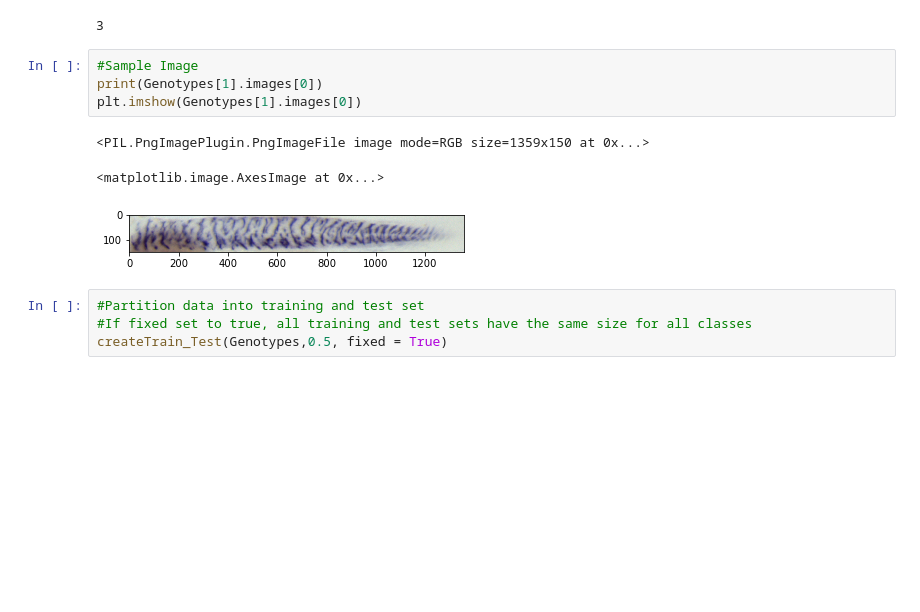
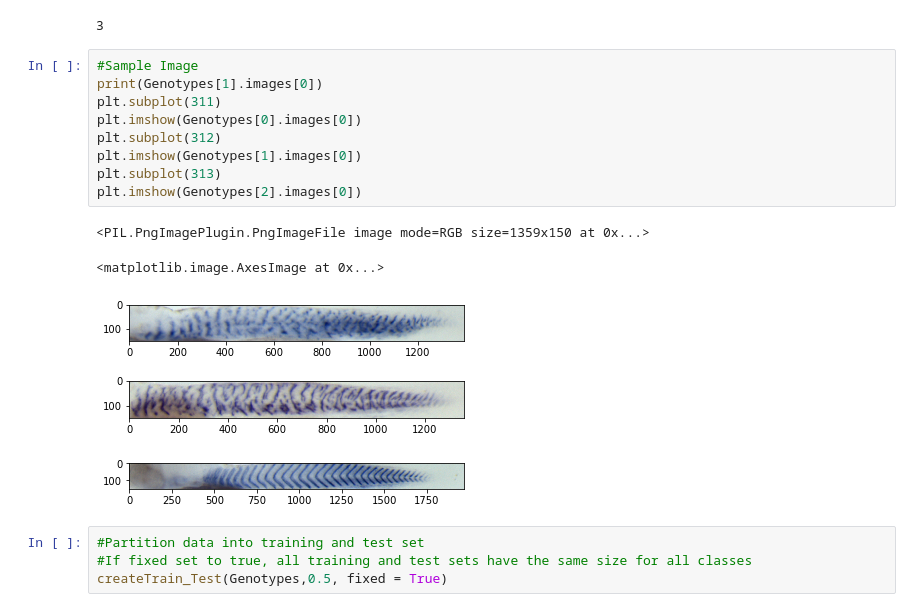
Before and after one commit to Kac1509/ZebrafishClassifier, a Jupyter notebook: Classifier.ipynb, the cells around one changed output. Saved outputs shown, nothing was run; the diff lists cells and outputs as text; blank space fills up the shorter version.

```diff
--- a/Classifier.ipynb
+++ b/Classifier.ipynb
@@ -84,11 +87,16 @@ createDirectories(num_classes,Extracted_path,Partitioned_path,Genotypes)
 # %%
 #Sample Image
 print(Genotypes[1].images[0])
+plt.subplot(311)
+plt.imshow(Genotypes[0].images[0])
+plt.subplot(312)
 plt.imshow(Genotypes[1].images[0])
+plt.subplot(313)
+plt.imshow(Genotypes[2].images[0])
 # %% [output]
 <PIL.PngImagePlugin.PngImageFile image mode=RGB size=1359x150 at 0x...>
 <matplotlib.image.AxesImage at 0x...>
-[figure, old version]
+[figure, new version]
 # %%
 #Partition data into training and test set
 #If fixed set to true, all training and test sets have the same size for all classes
```
Also changed, not shown: parts of 9 cells of this notebook, 1 other file.
